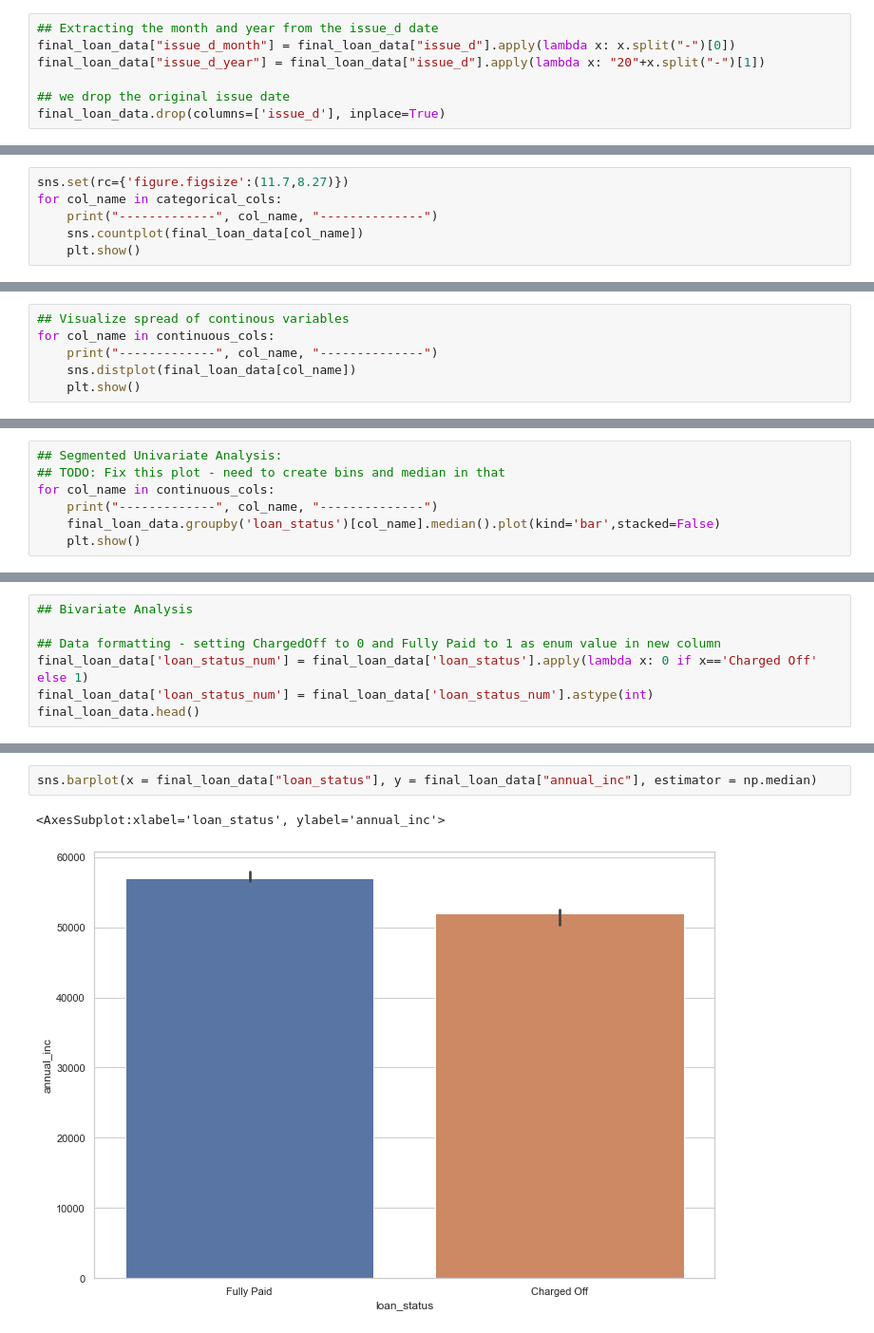
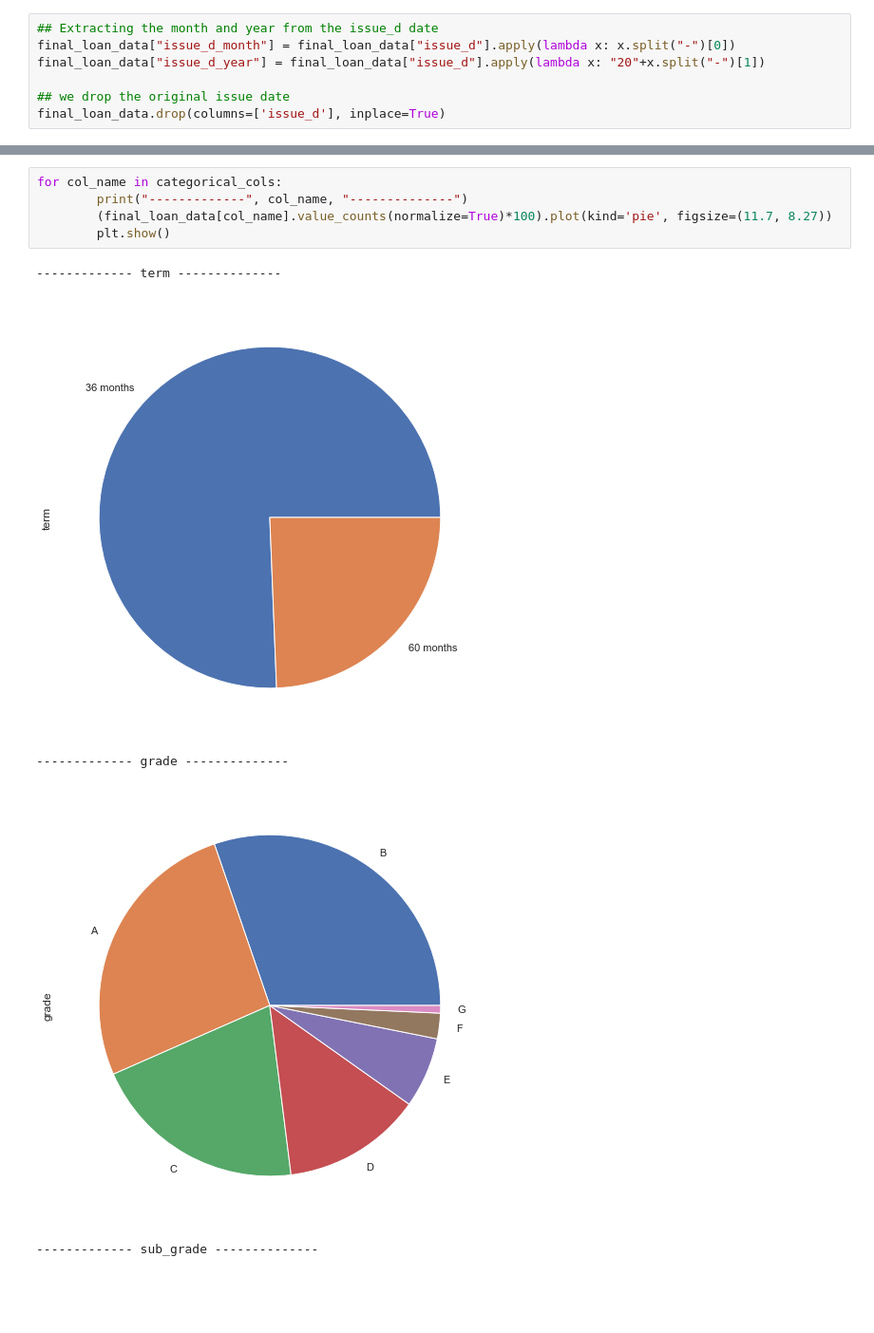
Before and after one commit to vishvmitra/LendingClubCaseStudy, a Jupyter notebook: Group_Facilitator_Vishvmitra_Belsare.ipynb, the cells around one changed output, grey strips where cells are left out. Shown at 95% size. Saved outputs shown, nothing was run; the diff lists cells and outputs as text; blank space fills up the shorter version.

```diff
--- a/Group_Facilitator_Vishvmitra_Belsare.ipynb
+++ b/Group_Facilitator_Vishvmitra_Belsare.ipynb
@@ -336,6 +394,0 @@ for col_name in categorical_cols:
-# %%
-sns.set(rc={'figure.figsize':(11.7,8.27)})
-for col_name in categorical_cols:
-    print("-------------", col_name, "--------------")
-    sns.countplot(final_loan_data[col_name])
-    plt.show()
@@ -356,6 +394,0 @@ for col_name in categorical_cols:
-# %%
-## Visualize spread of continous variables
-for col_name in continuous_cols:
-    print("-------------", col_name, "--------------")
-    sns.distplot(final_loan_data[col_name])
-    plt.show()
@@ -444,7 +394,0 @@ plt.show()
-# %%
-## Segmented Univariate Analysis:
-## TODO: Fix this plot - need to create bins and median in that
-for col_name in continuous_cols:
-    print("-------------", col_name, "--------------")
-    final_loan_data.groupby('loan_status')[col_name].median().plot(kind='bar',stacked=False)
-    plt.show()
@@ -462,7 +394,0 @@ for col_name in continuous_cols:
-# %%
-## Bivariate Analysis
-
-## Data formatting - setting ChargedOff to 0 and Fully Paid to 1 as enum value in new column
-final_loan_data['loan_status_num'] = final_loan_data['loan_status'].apply(lambda x: 0 if x=='Charged Off' else 1)
-final_loan_data['loan_status_num'] = final_loan_data['loan_status_num'].astype(int)
-final_loan_data.head()
@@ -495,5 +395,11 @@ sns.barplot(x = final_loan_data["loan_status"], y = final_loan_data["loan_amnt"]
-# %%
-sns.barplot(x = final_loan_data["loan_status"], y = final_loan_data["annual_inc"], estimator = np.median)
-# %% [output]
-<AxesSubplot:xlabel='loan_status', ylabel='annual_inc'>
-[figure, removed]
+# %%
+for col_name in categorical_cols:
+        print("-------------", col_name, "--------------")
+        (final_loan_data[col_name].value_counts(normalize=True)*100).plot(kind='pie', figsize=(11.7, 8.27))
+        plt.show()
+# %% [output]
+------------- term --------------
+[figure, added]
+------------- grade --------------
+[figure, added]
+------------- sub_grade --------------
```
Also changed, not shown: parts of 139 cells of this notebook.
